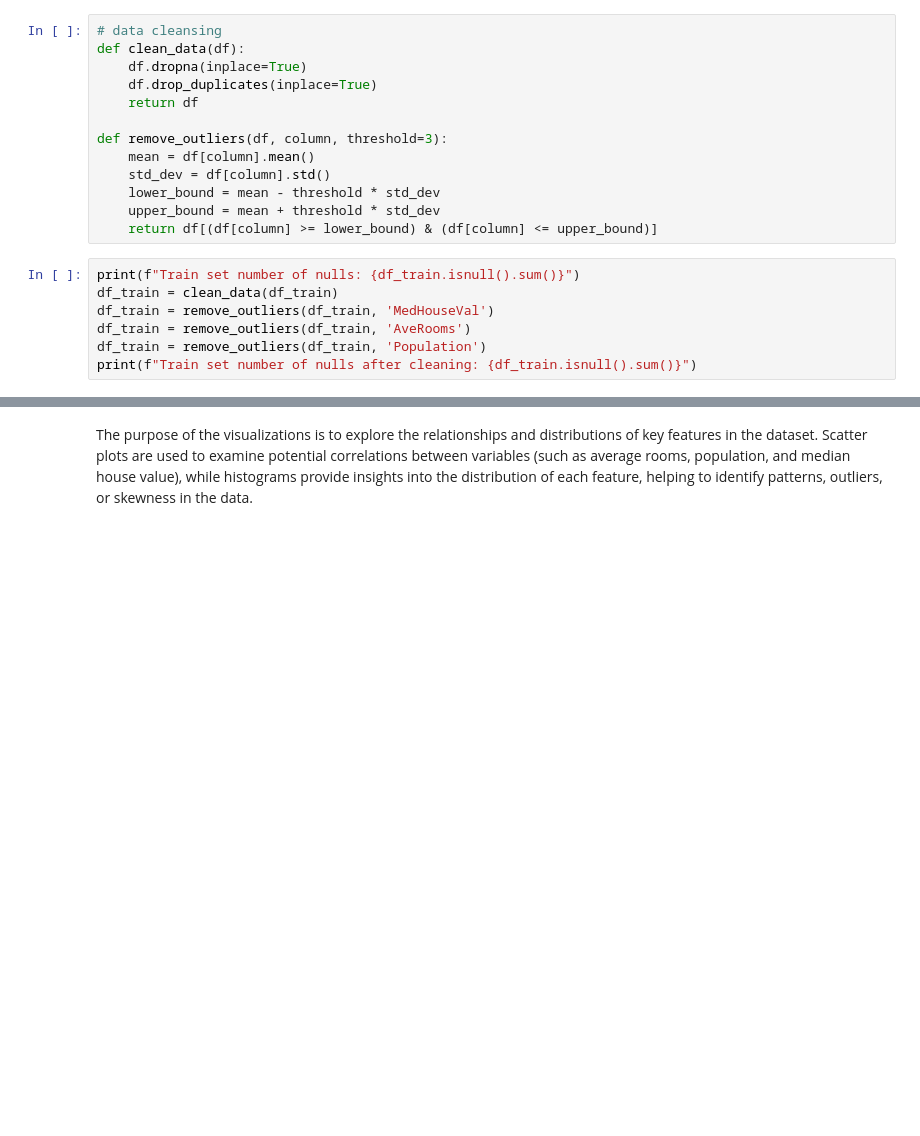
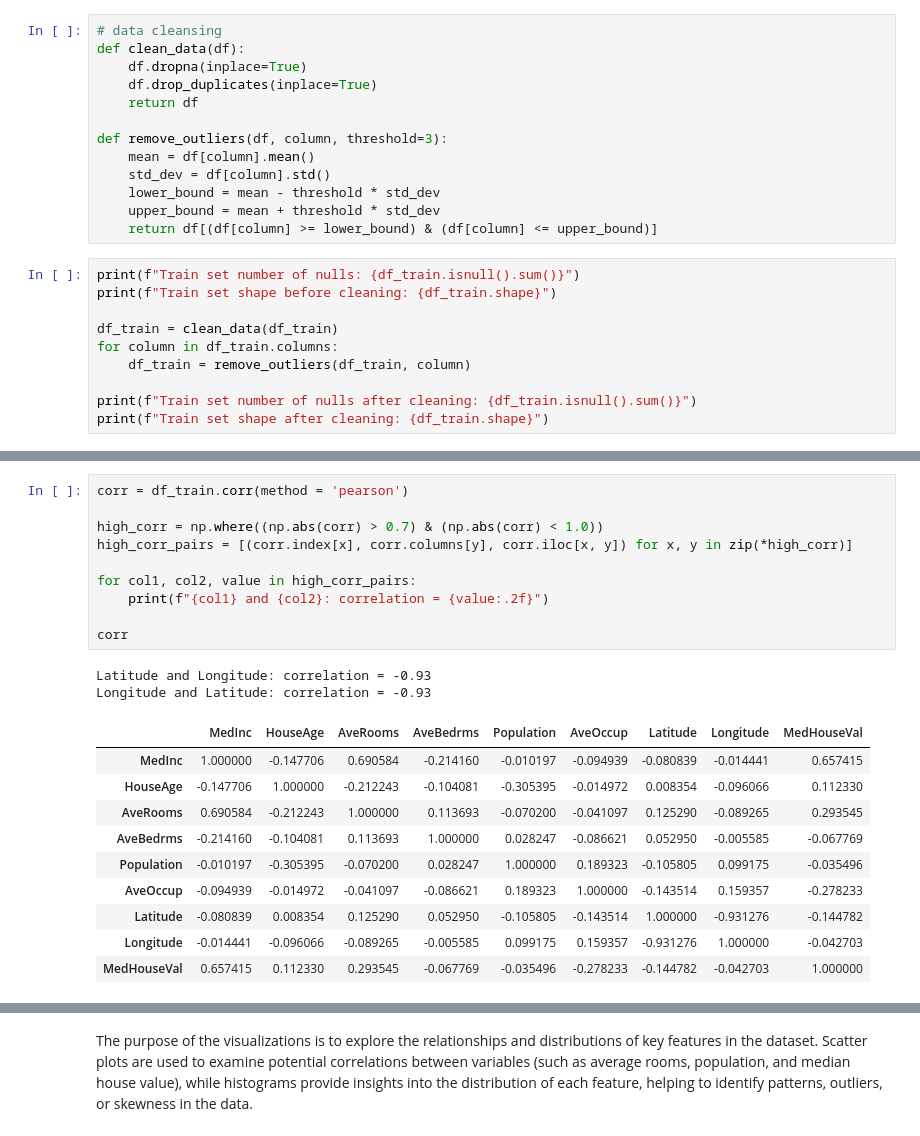
Before and after one commit to agamordechai/ml_house_prices, a Jupyter notebook: Assignment2_supervised_learning_flow.ipynb, the cells around one changed output, grey strips where cells are left out. Saved outputs shown, nothing was run; the diff lists cells and outputs as text; blank space fills up the shorter version.

```diff
--- a/Assignment2_supervised_learning_flow.ipynb
+++ b/Assignment2_supervised_learning_flow.ipynb
@@ -93,8 +126,11 @@ def remove_outliers(df, column, threshold=3):
     return df[(df[column] >= lower_bound) & (df[column] <= upper_bound)]
 # %%
 print(f"Train set number of nulls: {df_train.isnull().sum()}")
+print(f"Train set shape before cleaning: {df_train.shape}")
+
 df_train = clean_data(df_train)
-df_train = remove_outliers(df_train, 'MedHouseVal')
-df_train = remove_outliers(df_train, 'AveRooms')
-df_train = remove_outliers(df_train, 'Population')
+for column in df_train.columns:
+    df_train = remove_outliers(df_train, column)
+
 print(f"Train set number of nulls after cleaning: {df_train.isnull().sum()}")
+print(f"Train set shape after cleaning: {df_train.shape}")
@@ -100,0 +155,23 @@ print(f"Train set number of nulls after cleaning: {df_train.isnull().sum()}")
+# %%
+corr = df_train.corr(method = 'pearson')
+
+high_corr = np.where((np.abs(corr) > 0.7) & (np.abs(corr) < 1.0))
+high_corr_pairs = [(corr.index[x], corr.columns[y], corr.iloc[x, y]) for x, y in zip(*high_corr)]
+
+for col1, col2, value in high_corr_pairs:
+    print(f"{col1} and {col2}: correlation = {value:.2f}")
+
+corr
+# %% [output]
+Latitude and Longitude: correlation = -0.93
+Longitude and Latitude: correlation = -0.93
+|  | MedInc | HouseAge | AveRooms | AveBedrms | Population | AveOccup | Latitude | Longitude | MedHouseVal |
+| MedInc | 1.000000 | -0.147706 | 0.690584 | -0.214160 | -0.010197 | -0.094939 | -0.080839 | -0.014441 | 0.657415 |
+| HouseAge | -0.147706 | 1.000000 | -0.212243 | -0.104081 | -0.305395 | -0.014972 | 0.008354 | -0.096066 | 0.112330 |
+| AveRooms | 0.690584 | -0.212243 | 1.000000 | 0.113693 | -0.070200 | -0.041097 | 0.125290 | -0.089265 | 0.293545 |
+| AveBedrms | -0.214160 | -0.104081 | 0.113693 | 1.000000 | 0.028247 | -0.086621 | 0.052950 | -0.005585 | -0.067769 |
+| Population | -0.010197 | -0.305395 | -0.070200 | 0.028247 | 1.000000 | 0.189323 | -0.105805 | 0.099175 | -0.035496 |
+| AveOccup | -0.094939 | -0.014972 | -0.041097 | -0.086621 | 0.189323 | 1.000000 | -0.143514 | 0.159357 | -0.278233 |
+| Latitude | -0.080839 | 0.008354 | 0.125290 | 0.052950 | -0.105805 | -0.143514 | 1.000000 | -0.931276 | -0.144782 |
+| Longitude | -0.014441 | -0.096066 | -0.089265 | -0.005585 | 0.099175 | 0.159357 | -0.931276 | 1.000000 | -0.042703 |
+| MedHouseVal | 0.657415 | 0.112330 | 0.293545 | -0.067769 | -0.035496 | -0.278233 | -0.144782 | -0.042703 | 1.000000 |
```
Also changed, not shown: parts of 9 cells of this notebook.
